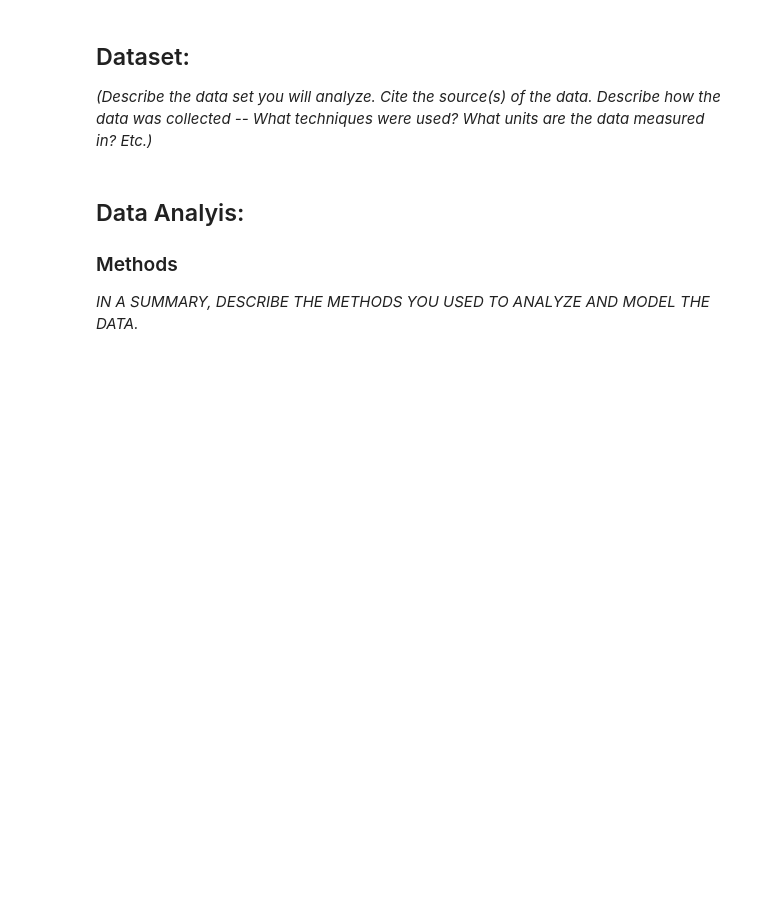
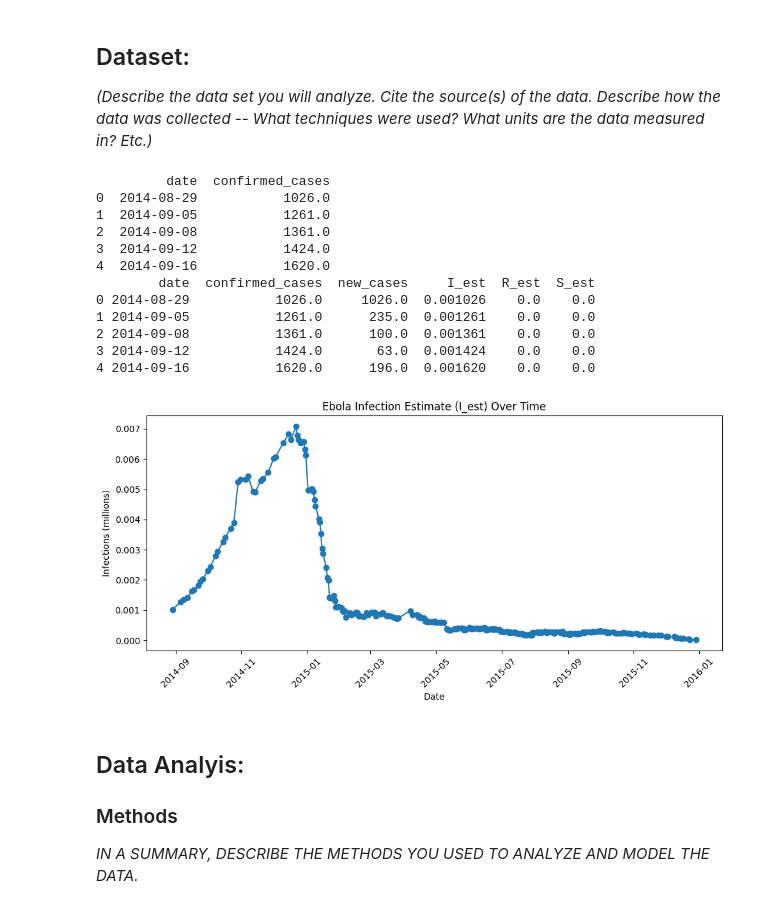
Before and after one commit to esther-akinade/Module4_Ebola-, a Jupyter notebook: FUNG2_AKINADE_WORRALL_MODULE_4.ipynb, the cells around one changed output. Saved outputs shown, nothing was run; the diff lists cells and outputs as text; code cells hidden in the pictures; blank space fills up the shorter version.

```diff
--- a/FUNG2_AKINADE_WORRALL_MODULE_4.ipynb
+++ b/FUNG2_AKINADE_WORRALL_MODULE_4.ipynb
@@ -28,13 +28,65 @@ Using your assigned disease, fill in the following bullet points.
 
 *(Describe the data set you will analyze. Cite the source(s) of the data. Describe how the data was collected -- What techniques were used? What units are the data measured in? Etc.)*
 # %%
-## LOAD YOUR DATASET HERE.
+from main_functions import convert_cumulative_to_SIR
+import pandas as pd
+import matplotlib.pyplot as plt
+import numpy as np
 
-# 1. Read in the csv file of cumulative cases.
+# 1. Load the Ebola Sierra Leone dataset
+df = pd.read_csv("ebola_sierra_leone_data_2014_2015_cumulative.csv")
+print(df.head())   # show first few rows
 
-# 2. Use the convert_cumulative_to_SIR function to convert cumulative cases to approximate S, I, R at any given time.
+# Ensure date column is actual datetime
+df['date'] = pd.to_datetime(df['date'])
 
-# 3. Plot S, I, R over time.
+# 2. Convert cumulative cases to S, I, R estimates
+N = 6876000 / 1e6   # population in millions
+
+data_sir = convert_cumulative_to_SIR(
+    df,
+    date_col='date',
+    cumulative_col='confirmed_cases',
+    population=N,
+    infectious_period=21,
+    new_case_col='new_cases',
+    I_col='I_est',
+    R_col='R_est',
+    S_col='S_est'
+)
+
+# Convert to millions for plotting
+data_sir['I_est'] = data_sir['I_est'] / 1e6
+
+print(data_sir.head())  # confirm values look correct
+
+# 3. Plot I(t) without using mdates
+plt.figure(figsize=(10,5))
+plt.plot(data_sir['date'], data_sir['I_est'], marker='o')
+
+plt.xlabel('Date')
+plt.ylabel('Infections (millions)')
+plt.title('Ebola Infection Estimate (I_est) Over Time')
+
+# Rotate x-axis labels for readability
+plt.xticks(rotation=45)
+
+plt.tight_layout()
+plt.show()
+# %% [output]
+         date  confirmed_cases
+0  2014-08-29           1026.0
+1  2014-09-05           1261.0
+2  2014-09-08           1361.0
+3  2014-09-12           1424.0
+4  2014-09-16           1620.0
+        date  confirmed_cases  new_cases     I_est  R_est  S_est
+0 2014-08-29           1026.0     1026.0  0.001026    0.0    0.0
+1 2014-09-05           1261.0      235.0  0.001261    0.0    0.0
+2 2014-09-08           1361.0      100.0  0.001361    0.0    0.0
+3 2014-09-12           1424.0       63.0  0.001424    0.0    0.0
+4 2014-09-16           1620.0      196.0  0.001620    0.0    0.0
+[figure, added]
 # %% [markdown]
 ## Data Analyis:
 
```
Also changed, not shown: parts of 1 cell of this notebook.
